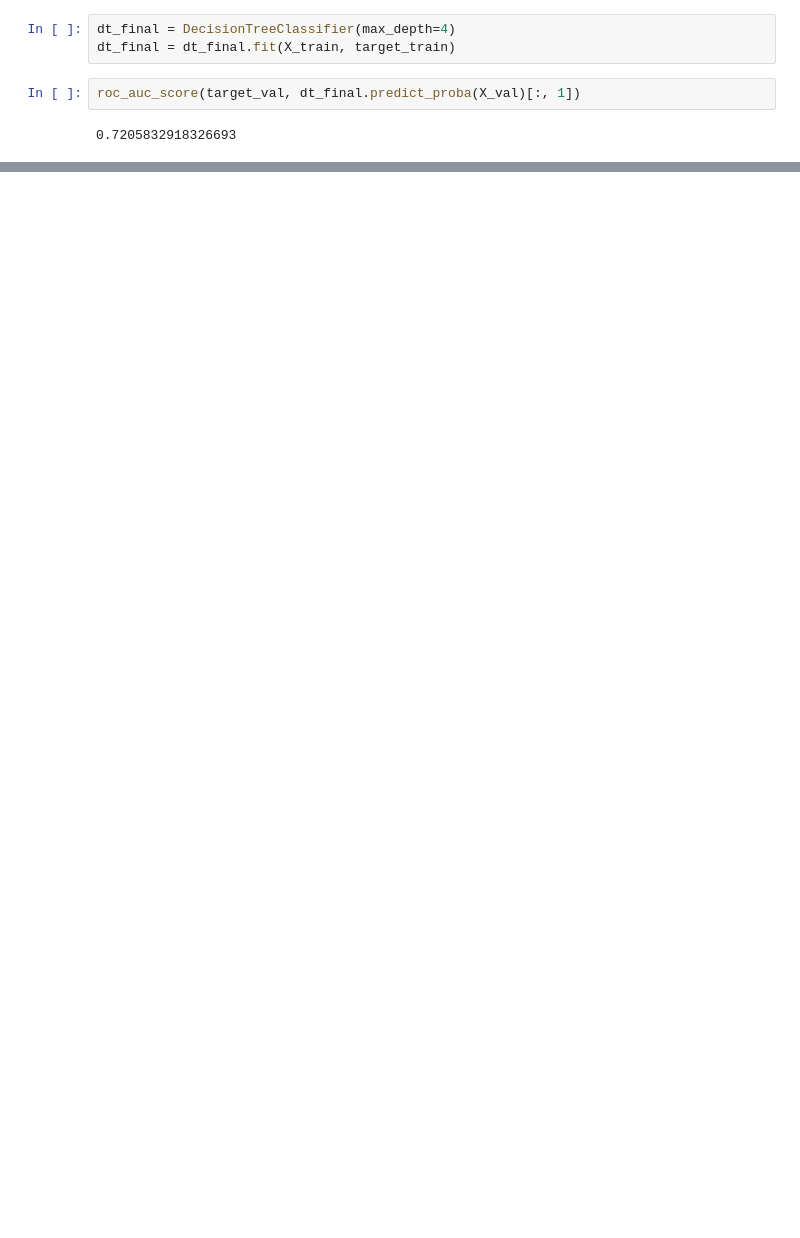
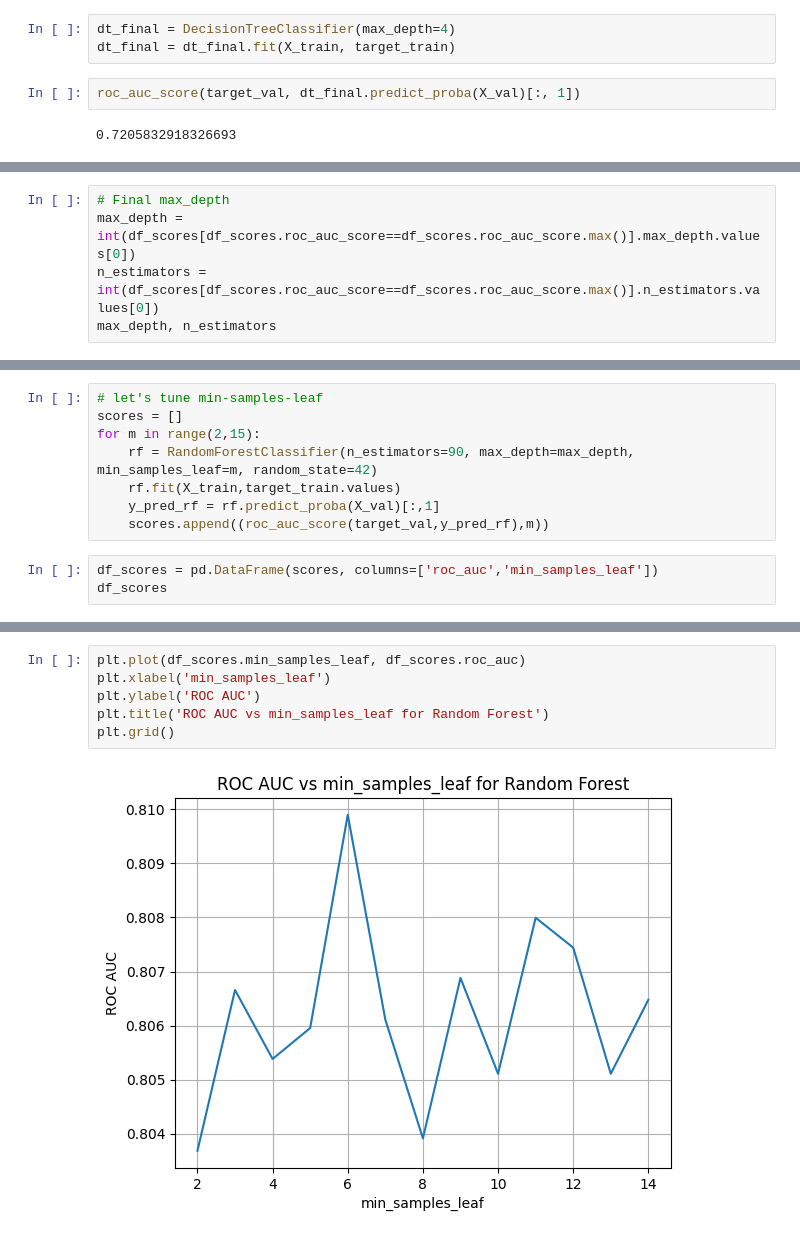
Before and after one commit to BALJAPALLIANSHUL/machine_learning_zoomcamp, a Jupyter notebook: 06-decision trees and ensemble learning/credit_risk_project.ipynb, the cells around one changed output, grey strips where cells are left out. Drawn from its saved outputs; the diff is of its cells as text; blank space fills up the shorter version.

```diff
--- a/06-decision trees and ensemble learning/credit_risk_project.ipynb
+++ b/06-decision trees and ensemble learning/credit_risk_project.ipynb
@@ -368,0 +469,5 @@ print(r)
+# %%
+# Final max_depth
+max_depth = int(df_scores[df_scores.roc_auc_score==df_scores.roc_auc_score.max()].max_depth.values[0])
+n_estimators = int(df_scores[df_scores.roc_auc_score==df_scores.roc_auc_score.max()].n_estimators.values[0])
+max_depth, n_estimators
@@ -368,0 +476,11 @@ print(r)
+# %%
+# let's tune min-samples-leaf
+scores = []
+for m in range(2,15):
+    rf = RandomForestClassifier(n_estimators=90, max_depth=max_depth, min_samples_leaf=m, random_state=42)
+    rf.fit(X_train,target_train.values)
+    y_pred_rf = rf.predict_proba(X_val)[:,1]
+    scores.append((roc_auc_score(target_val,y_pred_rf),m))
+# %%
+df_scores = pd.DataFrame(scores, columns=['roc_auc','min_samples_leaf'])
+df_scores
@@ -368,0 +508,8 @@ print(r)
+# %%
+plt.plot(df_scores.min_samples_leaf, df_scores.roc_auc)
+plt.xlabel('min_samples_leaf')
+plt.ylabel('ROC AUC')
+plt.title('ROC AUC vs min_samples_leaf for Random Forest')
+plt.grid()
+# %% [output]
+[figure, added]
```
Also changed, not shown: parts of 22 cells of this notebook.
